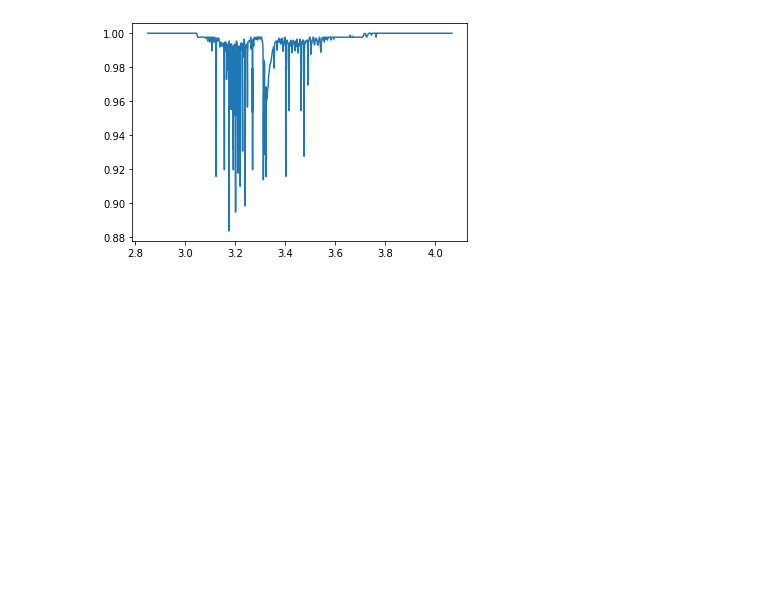
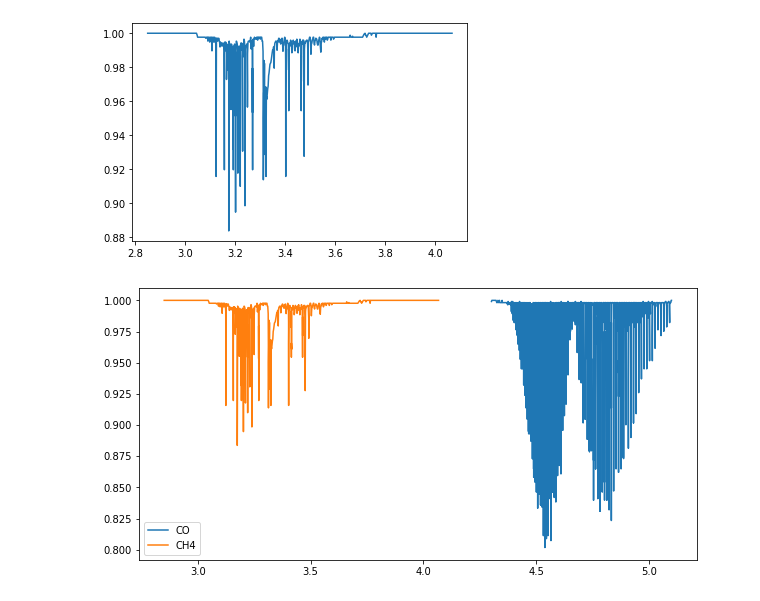
Before and after one commit to shubhagrawal30/ExoplanetAtmospheres, a Jupyter notebook: jwst_single_species.ipynb, the cells around one changed output. Saved outputs shown, nothing was run; the diff lists cells and outputs as text; code cells hidden in the pictures; blank space fills up the shorter version.

```diff
--- a/jwst_single_species.ipynb
+++ b/jwst_single_species.ipynb
@@ -32,3 +32,12 @@ plt.show()
 # %% [output]
 [figure]
 [figure]
+# %%
+plt.figure(figsize=(10,5))
+plt.plot(CO_wvs, CO_flux_corrected, label="CO")
+plt.plot(CH4_wvs, CH4_flux_corrected, label="CH4")
+plt.legend()
+plt.show()
+plt.show()
+# %% [output]
+[figure, added]
```
Also changed, not shown: 1 other file.
